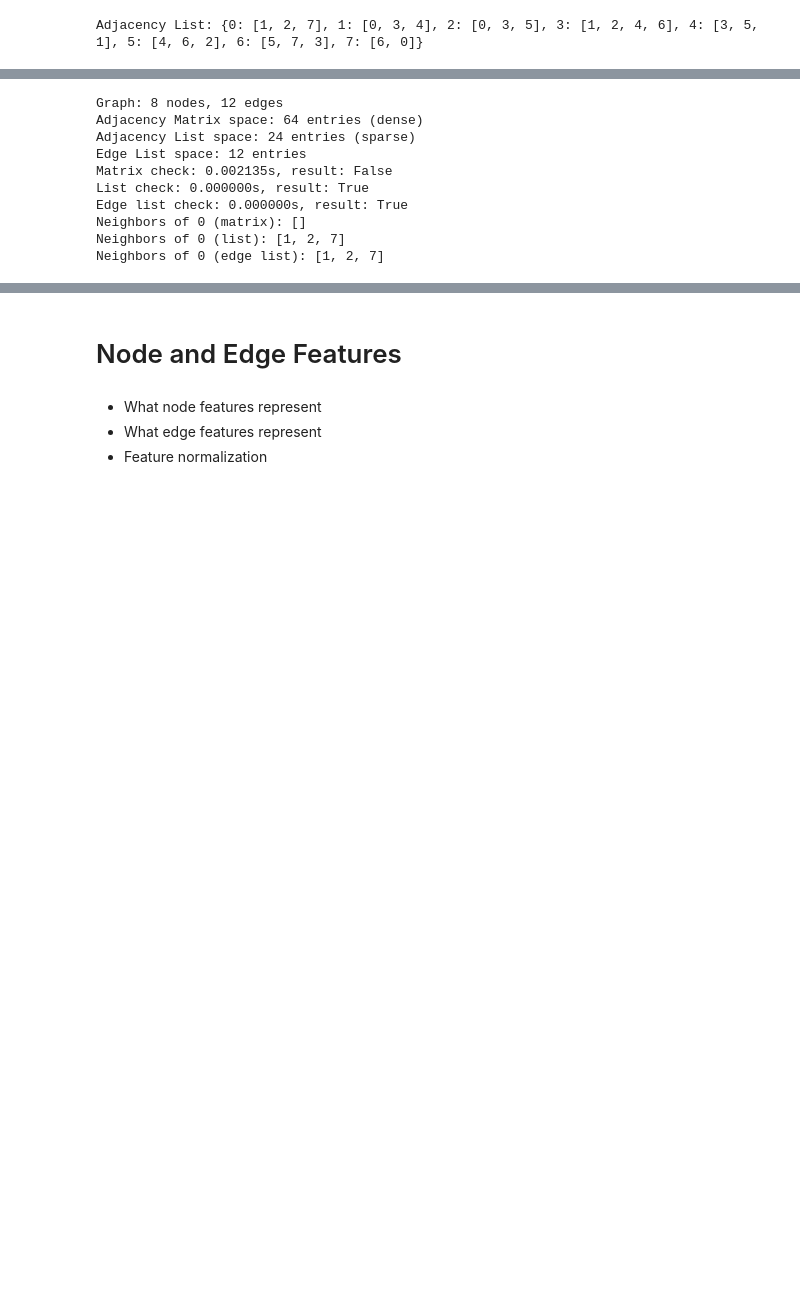
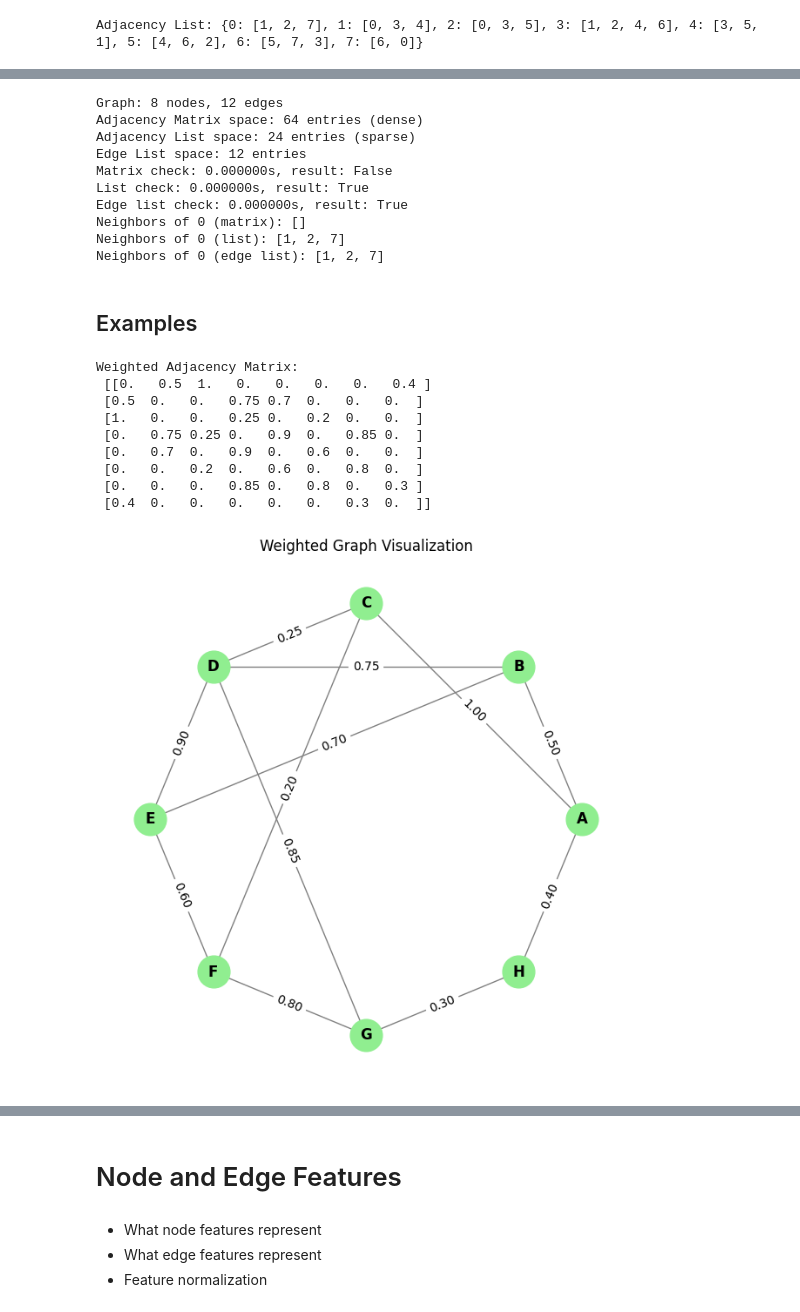
Before and after one commit to ImadElMaftouhi/Machine-learning, a Jupyter notebook: notebooks/graph_101.ipynb, the cells around one changed output, grey strips where cells are left out. Cells and saved outputs as stored; diff of their text form; code cells hidden in the pictures; blank space fills up the shorter version.

```diff
--- a/notebooks/graph_101.ipynb
+++ b/notebooks/graph_101.ipynb
@@ -259,28 +298,4 @@ Edge list in COO format : [[0 0 1 2 3 4 5 6 7 1 2 3]
 # %%
-import time
-
-# Comparison of Graph Representations: Space and Time Complexity
-
-# Assuming a graph with n nodes and m edges
-
-# 1. Adjacency Matrix
-# - Space: O(n^2) - stores all possible pairs, even if no edge exists
-# - Check edge existence: O(1) - direct array access
-# - Iterate neighbors: O(n) - scan entire row
-# - Suitable for dense graphs
-
-# 2. Adjacency List
-# - Space: O(n + m) - only stores existing edges
-# - Check edge existence: O(degree(u)) - scan list of neighbors
-# - Iterate neighbors: O(degree(u)) - direct list traversal
-# - Suitable for sparse graphs
-
-# 3. Edge List / COO Format
-# - Space: O(m) - only stores edges
-# - Check edge existence: O(m) - scan entire list
-# - Iterate neighbors: O(m) - requires building adjacency from edges first
-# - Suitable for very sparse graphs or when edges are the focus
-
 # Example with the current graph (n=8, m=12)
 n = len(nodes)
 m = len(edges)
@@ -294,7 +309,7 @@ print(f"Edge List space: {m} entries")
 
 # Check edge (0,1) exists
 start = time.time()
-exists_matrix = adjacency_matrix[0,1] == 1
+exists_matrix = adjacency_matrice[0,1] == 1
 print(f"Matrix check: {time.time()-start:.6f}s, result: {exists_matrix}")
 
 start = time.time()
@@ -306,7 +321,7 @@ exists_edge = (0,1) in edges
 print(f"Edge list check: {time.time()-start:.6f}s, result: {exists_edge}")
 
 # Iterate neighbors of node 0
-print("Neighbors of 0 (matrix):", [i for i in range(n) if adjacency_matrix[0,i] == 1])
+print("Neighbors of 0 (matrix):", [i for i in range(n) if adjacency_matrice[0,i] == 1])
 print("Neighbors of 0 (list):", adjacency_list[0])
 print("Neighbors of 0 (edge list):", [e[1] for e in edges if e[0]==0] + [e[0] for e in edges if e[1]==0])
 # %% [output]
@@ -314,9 +329,45 @@ Graph: 8 nodes, 12 edges
 Adjacency Matrix space: 64 entries (dense)
 Adjacency List space: 24 entries (sparse)
 Edge List space: 12 entries
-Matrix check: 0.002135s, result: False
+Matrix check: 0.000000s, result: False
 List check: 0.000000s, result: True
 Edge list check: 0.000000s, result: True
 Neighbors of 0 (matrix): []
 Neighbors of 0 (list): [1, 2, 7]
 Neighbors of 0 (edge list): [1, 2, 7]
+# %% [markdown]
+## Examples
+# %%
+## Example 2 - Weighted Graph
+nodes = ["A", "B", "C", "D", "E", "F", "G", "H"]
+edges_weighted = [(0, 1, 0.5),(0, 2, 1.0),(1, 3, 0.75),(2, 3, 0.25),(3, 4, 0.9),(4, 5, 0.6),(5, 6, 0.8),(6, 7, 0.3),(7, 0, 0.4),(1, 4, 0.7),(2, 5, 0.2),(3, 6, 0.85)]
+
+adjacency_matrix_weighted = np.zeros((len(nodes), len(nodes)), dtype=float)
+for edge in edges_weighted:
+    adjacency_matrix_weighted[edge[0], edge[1]] = edge[2]
+    adjacency_matrix_weighted[edge[1], edge[0]] = edge[2]  # For undirected graph
+
+print("Weighted Adjacency Matrix:\n",adjacency_matrix_weighted)
+
+G = nx.Graph()
+G.add_nodes_from(nodes)
+G.add_weighted_edges_from([(nodes[u], nodes[v], w) for u, v, w in edges_weighted])
+pos = nx.circular_layout(G)
+plt.figure(figsize=(6,6))
+nx.draw(G, pos, with_labels=True, node_color='lightgreen', edge_color='gray', node_size=700, font_weight='bold')
+edge_labels = {(nodes[u], nodes[v]): f"{w:.2f}" for u, v, w in edges_weighted}
+nx.draw_networkx_edge_labels(G, pos, edge_labels=edge_labels)
+plt.title("Weighted Graph Visualization")
+plt.axis('off')
+plt.show()
+# %% [output]
+Weighted Adjacency Matrix:
+ [[0.   0.5  1.   0.   0.   0.   0.   0.4 ]
+ [0.5  0.   0.   0.75 0.7  0.   0.   0.  ]
+ [1.   0.   0.   0.25 0.   0.2  0.   0.  ]
+ [0.   0.75 0.25 0.   0.9  0.   0.85 0.  ]
+ [0.   0.7  0.   0.9  0.   0.6  0.   0.  ]
+ [0.   0.   0.2  0.   0.6  0.   0.8  0.  ]
+ [0.   0.   0.   0.85 0.   0.8  0.   0.3 ]
+ [0.4  0.   0.   0.   0.   0.   0.3  0.  ]]
+[figure, added]
```
Also changed, not shown: parts of 15 cells of this notebook.
